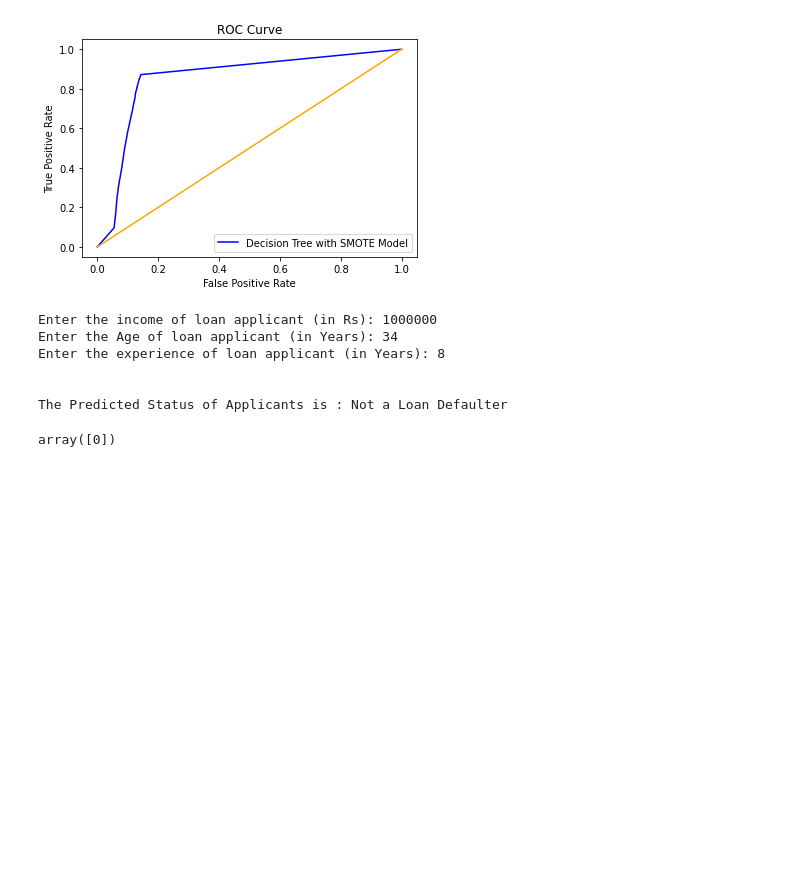
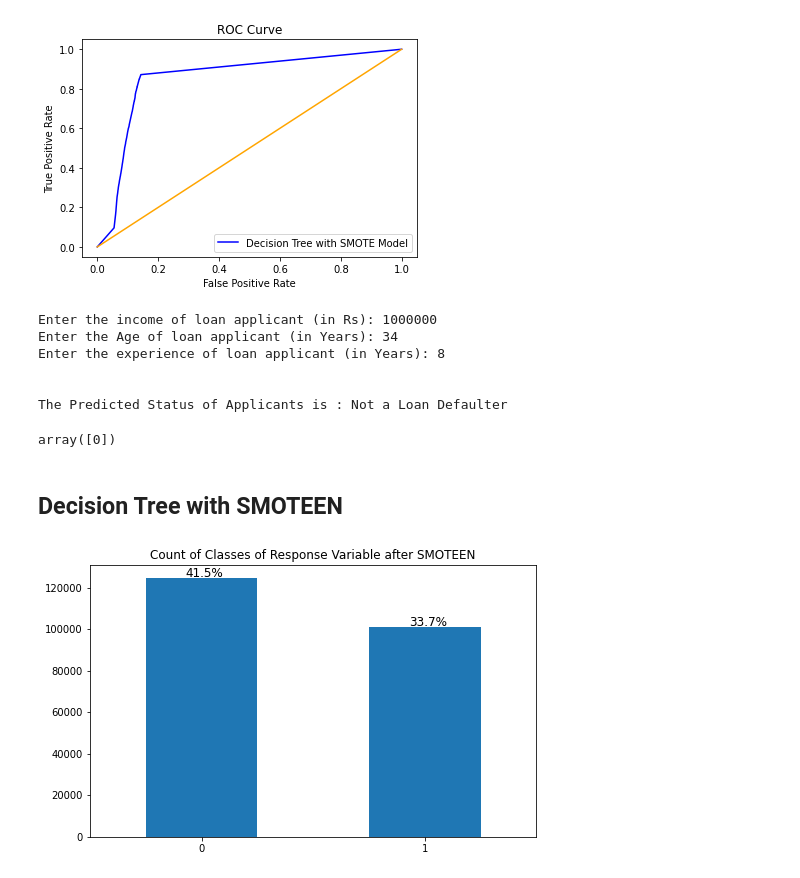
Before and after one commit to AmanCSE-1/Loan-Defaulter-Prediction-based-on-Customer-Behavior, a Jupyter notebook: main.ipynb, the cells around one changed output. Drawn from its saved outputs; the diff is of its cells as text; code cells hidden in the pictures; blank space fills up the shorter version.

Commit message:
Handled Class Imbalance problem using SMOTEEN, applied oversampling and then under-sampling on target variable using SMOTEEN

```diff
--- a/main.ipynb
+++ b/main.ipynb
@@ -483,3 +483,5 @@ The Predicted Status of Applicants is : Not a Loan Defaulter
 loan_model.predict([[100000, 34, 8]])
 # %% [output]
 array([0])
+# %% [markdown]
+## Decision Tree with SMOTEEN
@@ -485,0 +490,20 @@ array([0])
+# %%
+stn = SMOTEENN(random_state=1)
+
+x_train_stn, y_train_stn = stn.fit_sample(x_train, y_train)
+# %%
+plt.figure(figsize=(8, 5))
+
+risk_plot = pd.Series(y_train_stn).value_counts().plot(kind='bar')
+plt.title('Count of Classes of Response Variable after SMOTEEN')
+plt.xticks(rotation=0)
+
+for p in risk_plot.patches:
+    txt = str(round(p.get_height()/y_train_sm.shape[0], 4)*100) + '%'
+    txt_x = p.get_x() + p.get_width()/2 -0.07
+    txt_y = p.get_height() + 500
+    risk_plot.text(txt_x, txt_y, txt, size=12)
+
+plt.show()
+# %% [output]
+[figure, added]
```
Also changed, not shown: parts of 1 cell of this notebook.
